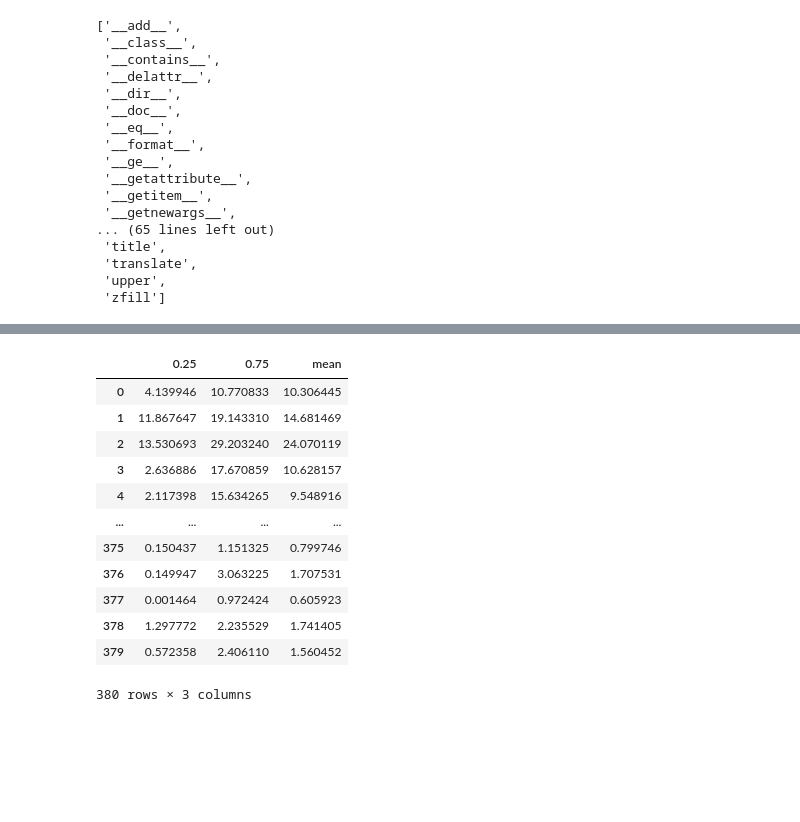
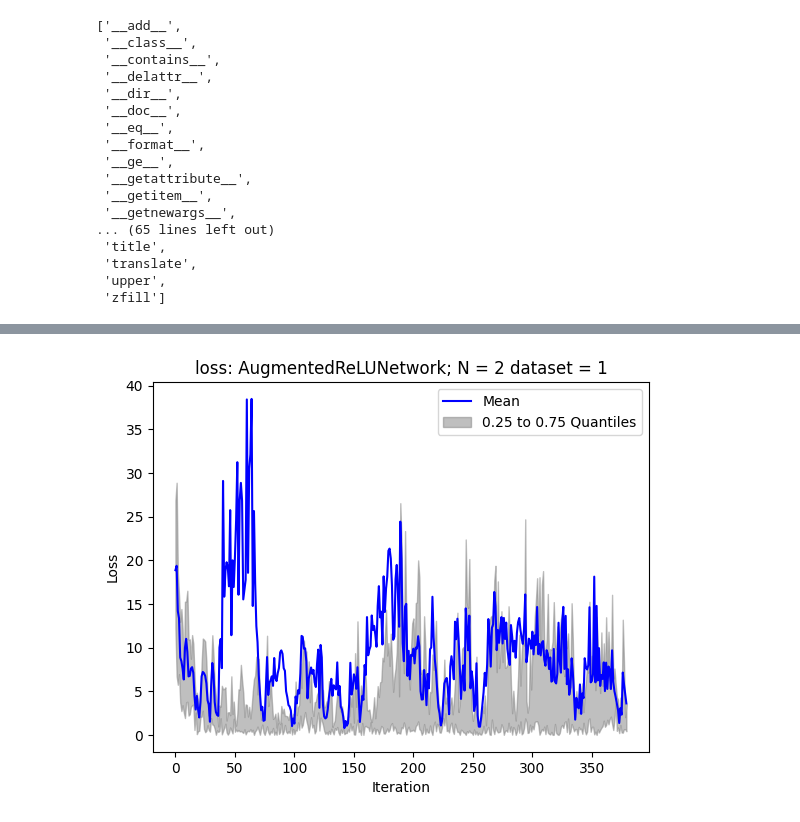
Before and after one commit to tail-call/Research, a Jupyter notebook: hyperplot11.ipynb, the cells around one changed output, grey strips where cells are left out. Cells and saved outputs as stored; diff of their text form; code cells hidden in the pictures; blank space fills up the shorter version.

```diff
--- a/hyperplot11.ipynb
+++ b/hyperplot11.ipynb
@@ -210,22 +218,33 @@ pd.concat([compute_curve(
-# %%
-compute_curve(
-    measurement='loss',
-    dataset=1,
-    network='RegularNetwork',
-    metric='loss',
-    N=4,
-)
-# %% [output]
-|  | 0.25 | 0.75 | mean |
-| 0 | 4.139946 | 10.770833 | 10.306445 |
-| 1 | 11.867647 | 19.143310 | 14.681469 |
-| 2 | 13.530693 | 29.203240 | 24.070119 |
-| 3 | 2.636886 | 17.670859 | 10.628157 |
-| 4 | 2.117398 | 15.634265 | 9.548916 |
-| ... | ... | ... | ... |
-| 375 | 0.150437 | 1.151325 | 0.799746 |
-| 376 | 0.149947 | 3.063225 | 1.707531 |
-| 377 | 0.001464 | 0.972424 | 0.605923 |
-| 378 | 1.297772 | 2.235529 | 1.741405 |
-| 379 | 0.572358 | 2.406110 | 1.560452 |
-380 rows × 3 columns
+# %%
+import matplotlib.pyplot as plt
+
+def plot_curve(
+        curve: pd.DataFrame,
+        title: str,
+        xlabel: str,
+        ylabel: str,
+    ):
+    plt.plot(curve.index, curve['mean'], label='Mean', color='blue')
+    plt.fill_between(curve.index, curve[0.25], curve[0.75], color='gray', alpha=0.5, label='0.25 to 0.75 Quantiles')
+    plt.xlabel(xlabel)
+    plt.ylabel(ylabel)
+    plt.title(title)
+    plt.legend()
+    plt.show()
+
+plot_params=PlotParams(
+    measurement='loss',
+    dataset=1,
+    network='AugmentedReLUNetwork',
+    metric='loss',
+    N=2,
+)
+
+plot_curve(
+    curve=compute_curve(plot_params=plot_params),
+    title=f'{plot_params.measurement}: {plot_params.network}; N = {plot_params.N} dataset = {plot_params.dataset}',
+    xlabel='Iteration',
+    ylabel='Loss',
+)
+# %% [output]
+[figure, added]
```
Also changed, not shown: parts of 2 cells of this notebook, 1 other file.
